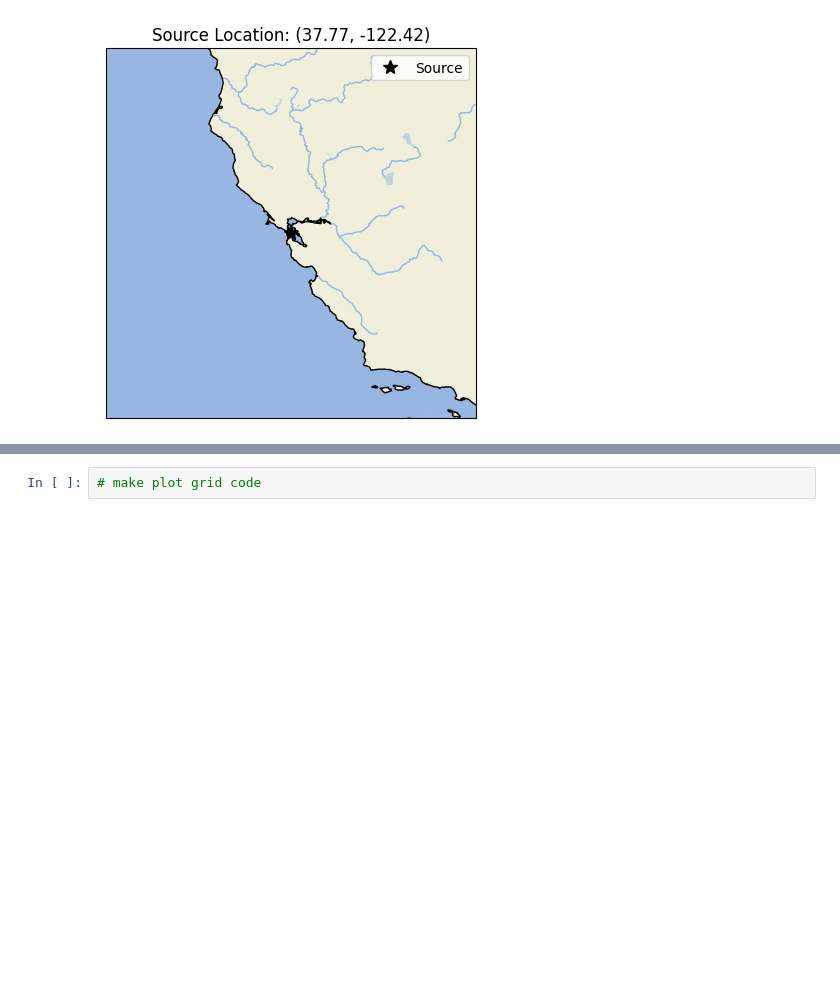
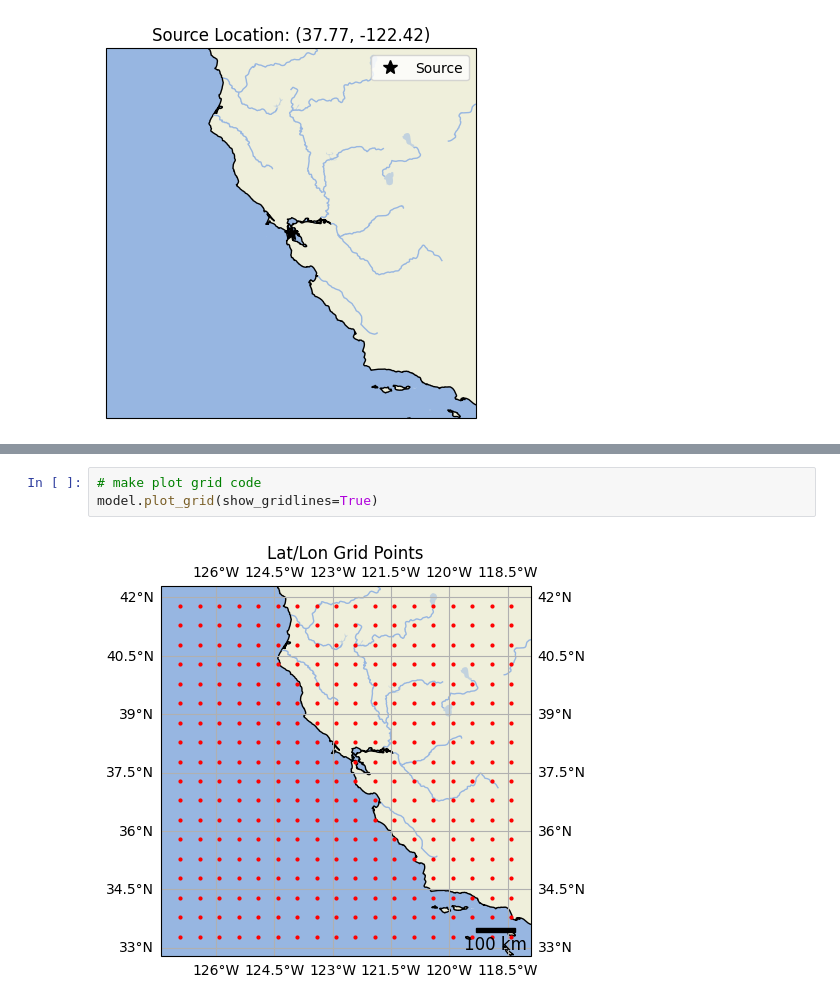
Before and after one commit to dylanmikesell/PyIonoSeis, a Jupyter notebook: example/atmosphere_model.ipynb, the cells around one changed output, grey strips where cells are left out. Saved outputs shown, nothing was run; the diff lists cells and outputs as text; blank space fills up the shorter version.

```diff
--- a/example/atmosphere_model.ipynb
+++ b/example/atmosphere_model.ipynb
@@ -27,2 +27,5 @@ Model3D: name=example, radius=500.0 (km), height=500.0 (km), winds=False, grid_s
 # %%
 # make plot grid code
+model.plot_grid(show_gridlines=True)
+# %% [output]
+[figure, added]
```
Also changed, not shown: parts of 3 cells of this notebook, 2 other files.
